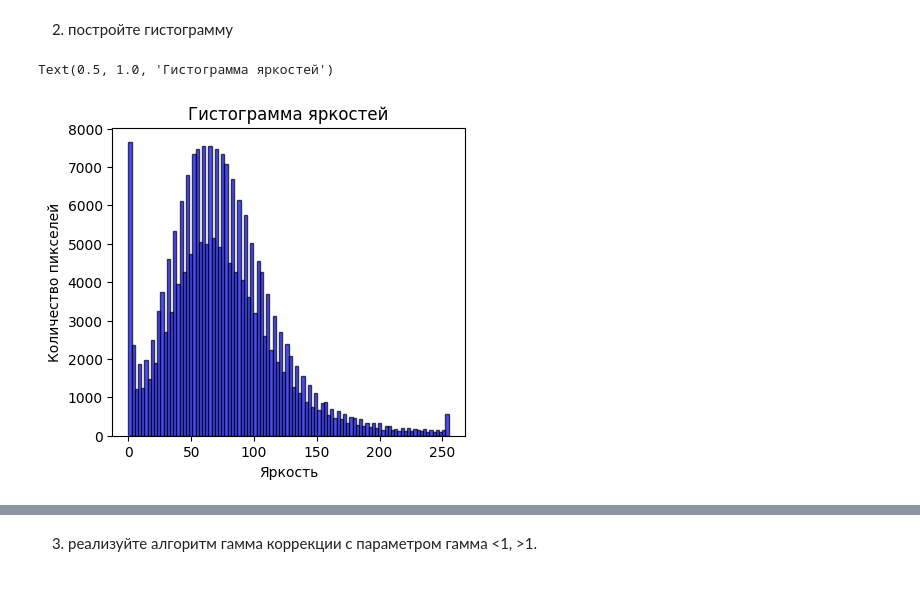
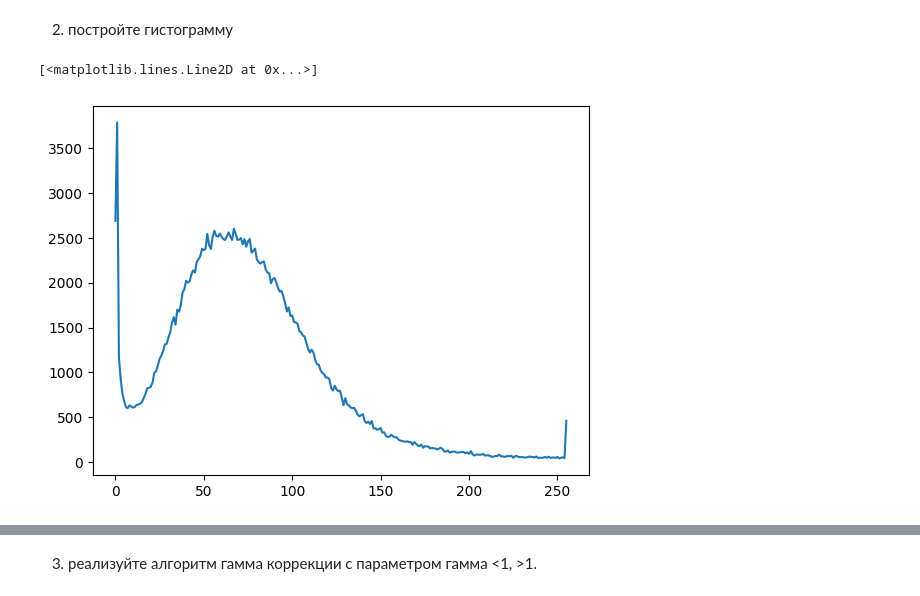
Before and after one commit to Serebro1/UNN_DE_IP_HomeTasks, a Jupyter notebook: 1_Intro_Color_models/Practice_1/DE_IP_HomeTask_1.ipynb, the cells around one changed output, grey strips where cells are left out. Drawn from its saved outputs; the diff is of its cells as text; code cells hidden in the pictures.

```diff
--- a/1_Intro_Color_models/Practice_1/DE_IP_HomeTask_1.ipynb
+++ b/1_Intro_Color_models/Practice_1/DE_IP_HomeTask_1.ipynb
@@ -21,14 +21,11 @@ plt.imshow(image, cmap='gray')
 # %% [markdown]
 2. постройте гистограмму
 # %%
-pixels = image.flatten()
-plt.figure(figsize=(10, 4))
-plt.subplot(121)
-plt.hist(pixels, bins=100, alpha=0.7, color='blue', edgecolor='black')
-plt.xlabel('Яркость')
-plt.ylabel('Количество пикселей')
-plt.title('Гистограмма яркостей')
-plt.grid(True, alpha=0.3)
+histSize = 256
+histRange = (0, 256)
+accumulate = False
+image_hist = cv2.calcHist([image], [0], None, [histSize], histRange, accumulate=accumulate)
+plt.plot(image_hist)
 # %% [output]
-Text(0.5, 1.0, 'Гистограмма яркостей')
+[<matplotlib.lines.Line2D at 0x...>]
-[figure, old version]
+[figure, new version]
```
Also changed, not shown: parts of 3 cells of this notebook.
